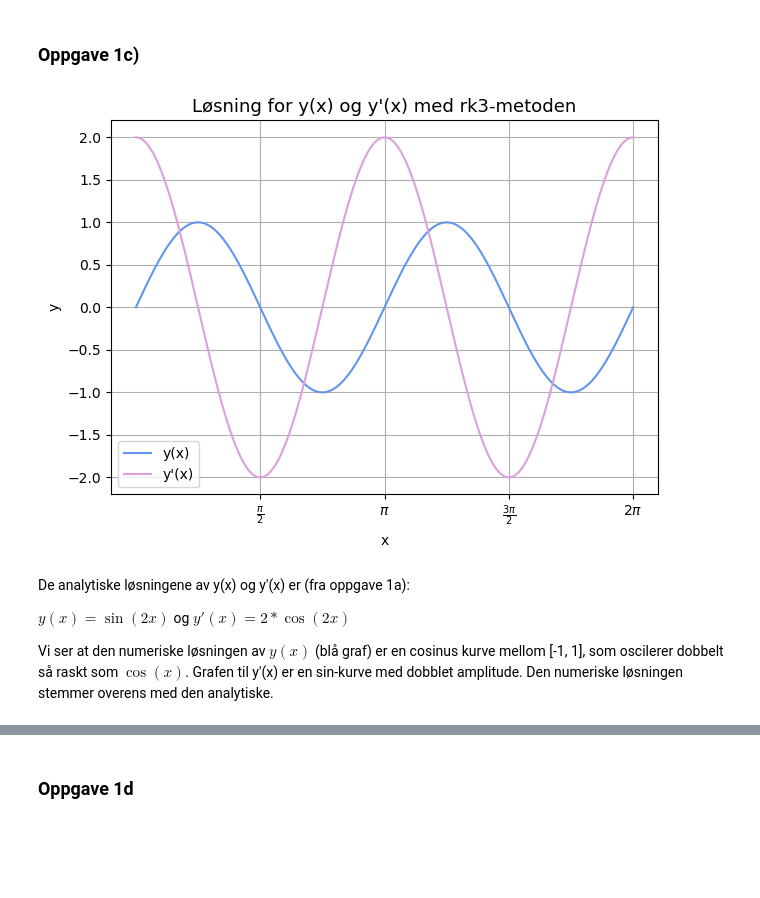
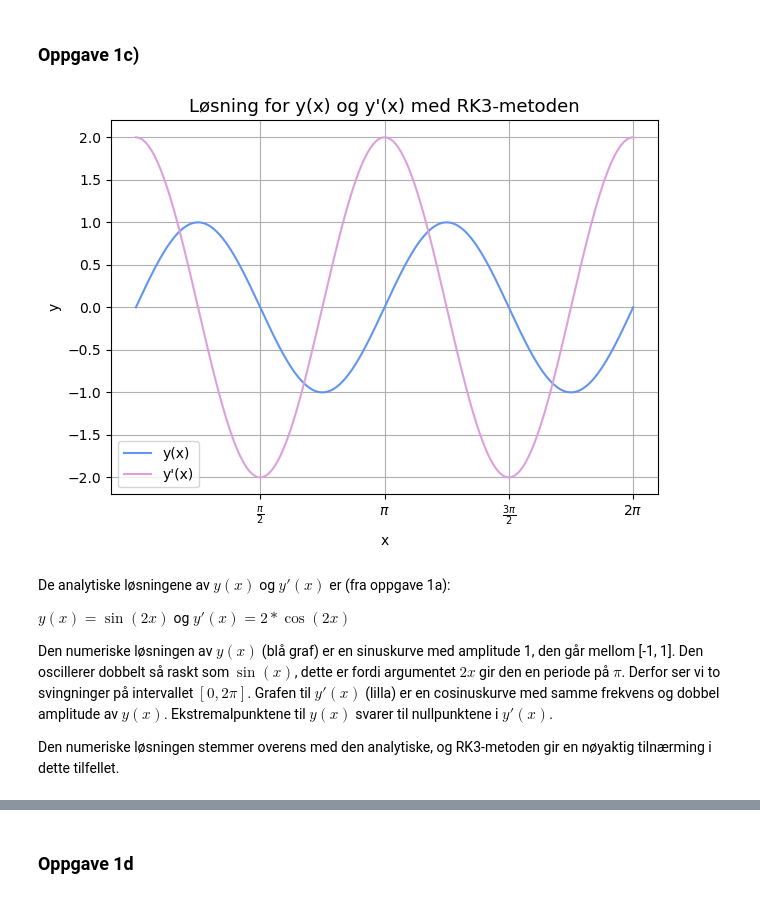
Before and after one commit to cfure3-svg/prosjekt3, a Jupyter notebook: prosjekt3.ipynb, the cells around one changed output, grey strips where cells are left out. Cells and saved outputs as stored; diff of their text form; code cells hidden in the pictures; blank space fills up the shorter version.

```diff
--- a/prosjekt3.ipynb
+++ b/prosjekt3.ipynb
@@ -29,10 +29,10 @@ def f(x, y):
 
 def rk3 (x_start, x_slutt, y_0, h_0, tol, alpha, f):
 
-    n, m = 0, 0                 # teller for antall godkjente steg (n) og ikke godkjente (m)
-    x_verdier = [x_start]       # liste til x-verdier
-    y_verdier = [y_0]           # liste for y' og y
-    h_verdier = np.array([])    # array til å lagre steglengde
+    n, m = 0, 0                         # teller for antall godkjente steg (n) og ikke godkjente (m)
+    x_verdier = np.array([x_start])     # array til x-verdier
+    y_verdier = np.array([y_0])         # array for y' og y
+    h_verdier = np.array([])            # array til å lagre steglengde
 
     # Verdier som skal bli oppdatert i while-løkken
     x = x_start
@@ -42,9 +42,8 @@ def rk3 (x_start, x_slutt, y_0, h_0, tol, alpha, f):
 
     while (x_slutt - x) > 0:
 
-        # Velger steg
+        # Velger steglengde
         h = min(h, x_slutt - x)
-        h_verdier = np.append(h_verdier, h)     # Lagrer steglengden til liste som kan returneres
 
         k2 = f(x +h/2, y+ h*k1/2)
         k3 = f(x + 3*h/4, y + 3*h*k2/4)
@@ -55,16 +54,17 @@ def rk3 (x_start, x_slutt, y_0, h_0, tol, alpha, f):
 
         z_neste = y + 1/24*h*(7*k1 + 6*k2 + 8*k3 + 3*k4)    # z[n+1]
 
-        est = np.linalg.norm(y_neste - z_neste)             # || y[n+1] + z[n+1] ||
+        est = np.linalg.norm(y_neste - z_neste)             # || y[n+1] - z[n+1] ||
 
         if est < tol:       # Akseptert steg
             x += h
             y = y_neste
             k1 = k4
             n += 1
-            # Oppdater x_verdier og y_verdier
-            x_verdier.append(x)
-            y_verdier.append(y)
+            # Lagrer steget og tilhørende verdier:
+            x_verdier = np.append(x_verdier, x)
+            y_verdier = np.append(y_verdier, [y], axis=0)
+            h_verdier = np.append(h_verdier, h)
         else:
             m += 1          # Ikke akseptert steg
 
@@ -72,45 +72,43 @@ def rk3 (x_start, x_slutt, y_0, h_0, tol, alpha, f):
         h_ny = alpha * h *(tol/est)**(1/3)
         h = h_ny
 
-    # Gjør om x_verdier og y_verdier til array
-    x_verdier = np.array(x_verdier)
-    y_verdier = np.array(y_verdier)
-
     return x_verdier, y_verdier, h_verdier, n, m
 # %%
 # Verdier
 x_start = 0
 x_slutt = 2*np.pi
 h_0 = np.pi / 100
 y_0 = np.array([0, 2])
 alpha = 0.8
 tol = 10e-7
 
 x_verdier, y_verdier, h_verdier, n, m = rk3(x_start, x_slutt, y_0, h_0, tol, alpha, f)
 
 # Plot for y(x) og y'(x)
 plt.plot(x_verdier, y_verdier[:,0], color = "cornflowerblue", label = "y(x)")
 plt.plot(x_verdier, y_verdier[:,1], color = "plum", label = "y'(x)")
 
-plt.title("Løsning for y(x) og y'(x) med rk3-metoden", size = 13)
+plt.title("Løsning for y(x) og y'(x) med RK3-metoden", size = 13)
 plt.xlabel("x")     # HVA SKAL AKSENAVNENE VÆRE?
 plt.ylabel("y")
 
 # Endrer x-aksen til å ha pi
 ticks = [0.5*np.pi, np.pi, 1.5*np.pi, 2*np.pi]
 labels = [r'$\frac{\pi}{2}$', r'$\pi$', r'$\frac{3\pi}{2}$', r'$2\pi$']
 plt.xticks(ticks, labels)
 
 plt.tight_layout()
 plt.grid(True)
 plt.legend()
 plt.show()
 # %% [output]
-[figure, old version]
+[figure, new version]
 # %% [markdown]
-De analytiske løsningene av y(x) og y'(x) er (fra oppgave 1a):
+De analytiske løsningene av $y(x)$ og $y'(x)$ er (fra oppgave 1a):
 
-$ y(x) = \sin(2x)$ og $ y'(x) = 2*\cos(2x)$
+$ y(x) = \sin(2x)$ og $y'(x) = 2*\cos(2x)$
 
-Vi ser at den numeriske løsningen av $y(x)$ (blå graf) er en cosinus kurve mellom [-1, 1], som oscilerer dobbelt så raskt som $\cos(x)$. Grafen til y'(x) er en sin-kurve med dobblet amplitude.
-Den numeriske løsningen stemmer overens med den analytiske.
+Den numeriske løsningen av $y(x)$ (blå graf) er en sinuskurve med amplitude 1, den går mellom [-1, 1]. Den oscillerer dobbelt så raskt som $\sin(x)$, dette er fordi argumentet $2x$ gir den en periode på $\pi$. Derfor ser vi to svingninger på intervallet $[0, 2\pi]$.
+Grafen til $y'(x)$ (lilla) er en cosinuskurve med samme frekvens og dobbel amplitude av $y(x)$. Ekstremalpunktene til $y(x)$ svarer til nullpunktene i $y'(x)$.
+
+Den numeriske løsningen stemmer overens med den analytiske, og RK3-metoden gir en nøyaktig tilnærming i dette tilfellet.
```
Also changed, not shown: parts of 3 cells of this notebook.
